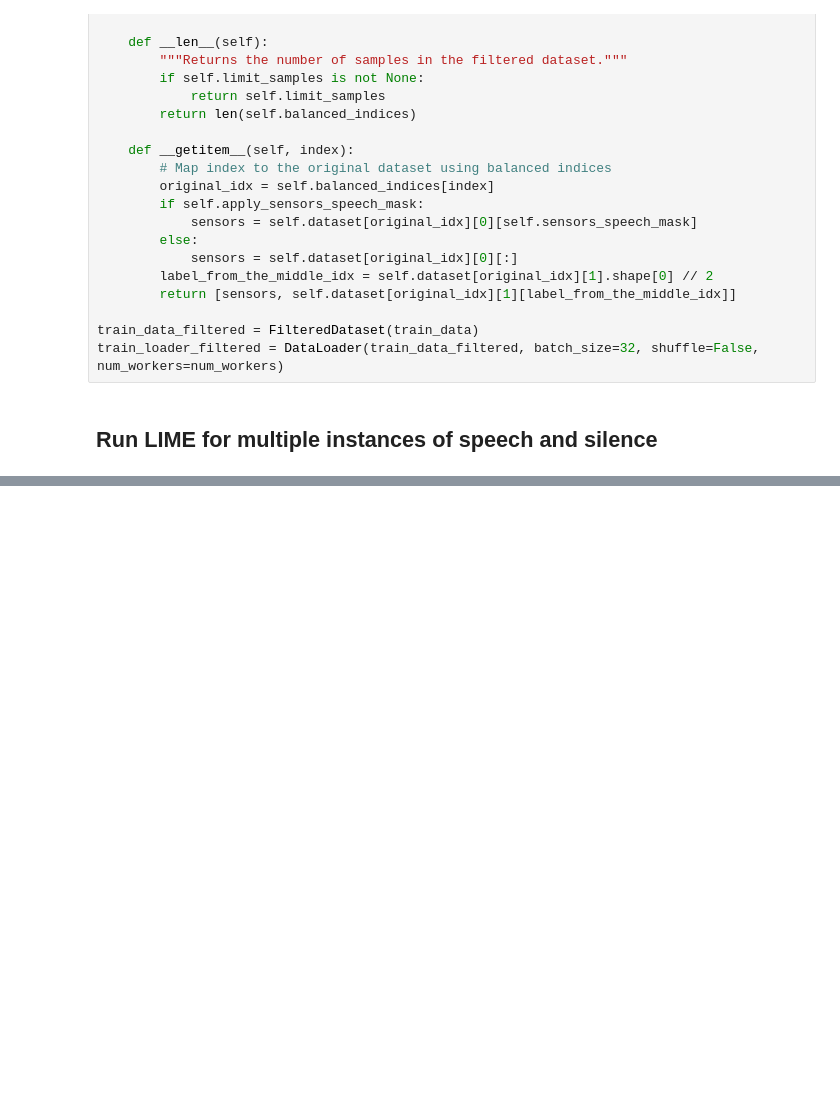
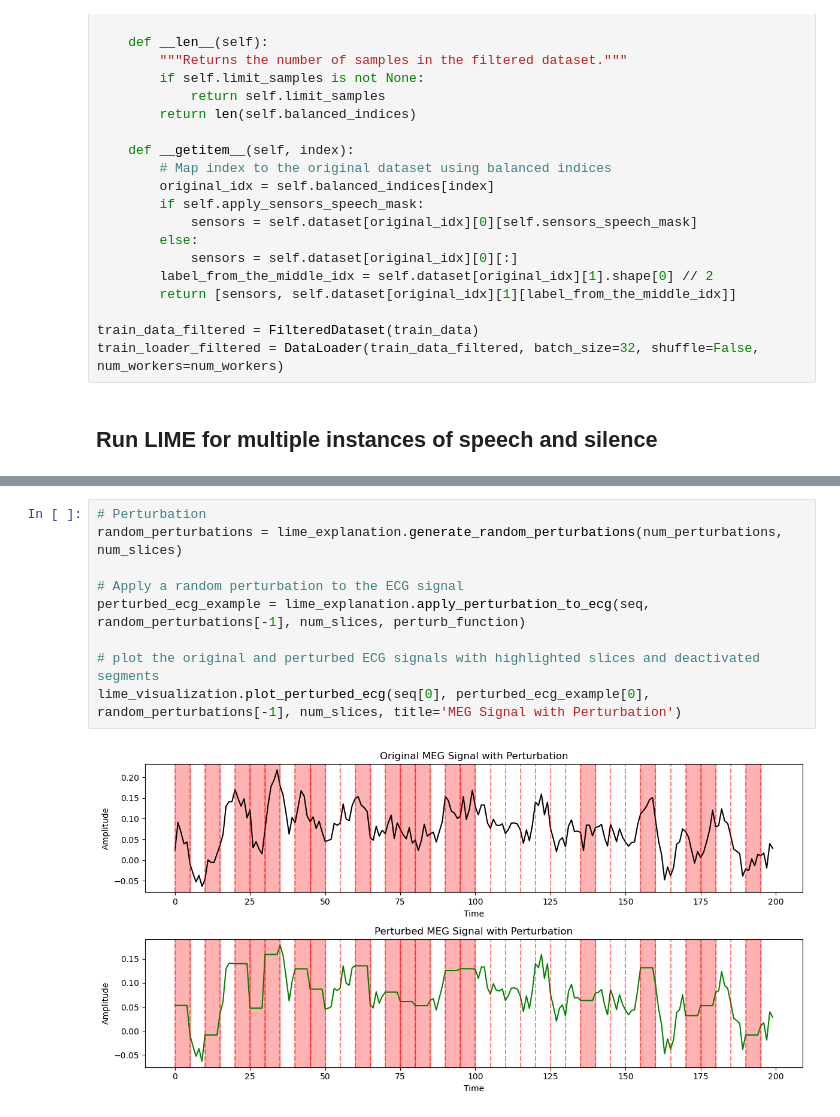
Before and after one commit to zpsheldon/meg-neural-decoding, a Jupyter notebook: explainability/lime_analysis.ipynb, the cells around one changed output, grey strips where cells are left out. Drawn from its saved outputs; the diff is of its cells as text; blank space fills up the shorter version.

```diff
--- a/explainability/lime_analysis.ipynb
+++ b/explainability/lime_analysis.ipynb
@@ -268,0 +381,11 @@ plt.show()
+# %%
+# Perturbation
+random_perturbations = lime_explanation.generate_random_perturbations(num_perturbations, num_slices)
+
+# Apply a random perturbation to the ECG signal
+perturbed_ecg_example = lime_explanation.apply_perturbation_to_ecg(seq, random_perturbations[-1], num_slices, perturb_function)
+
+# plot the original and perturbed ECG signals with highlighted slices and deactivated segments
+lime_visualization.plot_perturbed_ecg(seq[0], perturbed_ecg_example[0], random_perturbations[-1], num_slices, title='MEG Signal with Perturbation')
+# %% [output]
+[figure, added]
```
Also changed, not shown: parts of 16 cells of this notebook.
